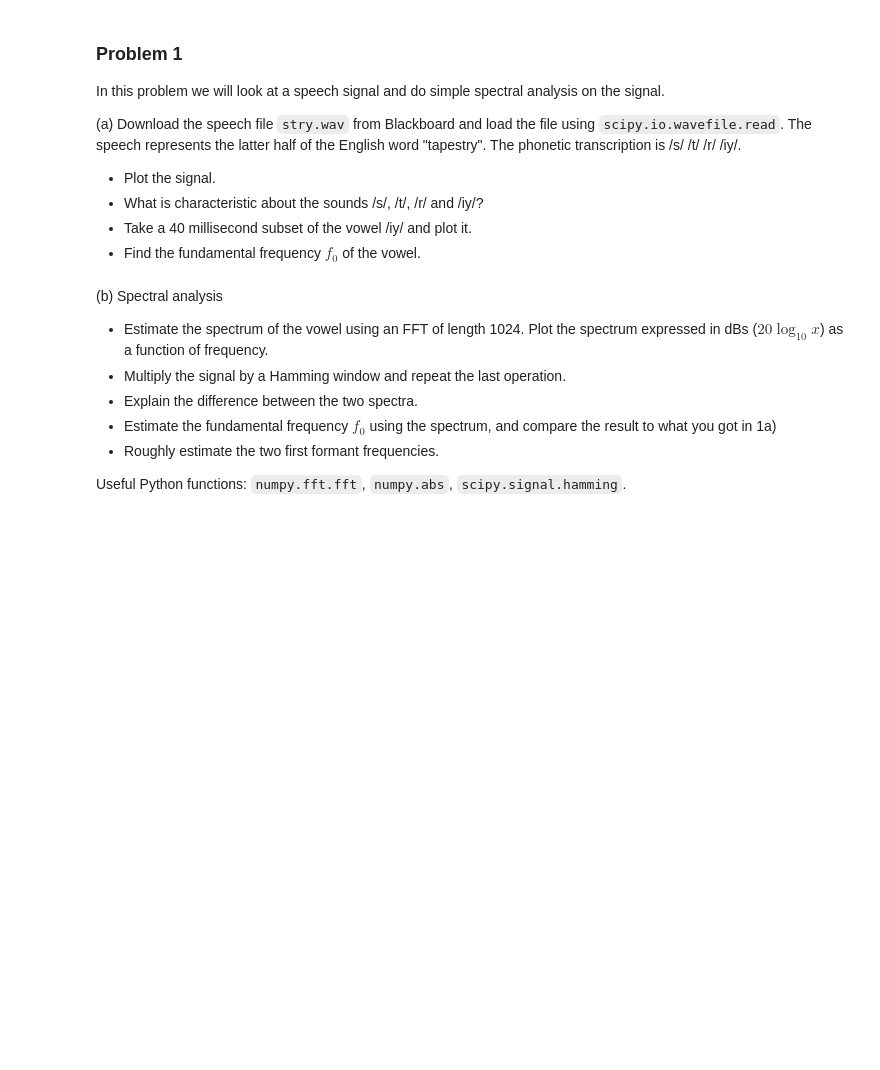
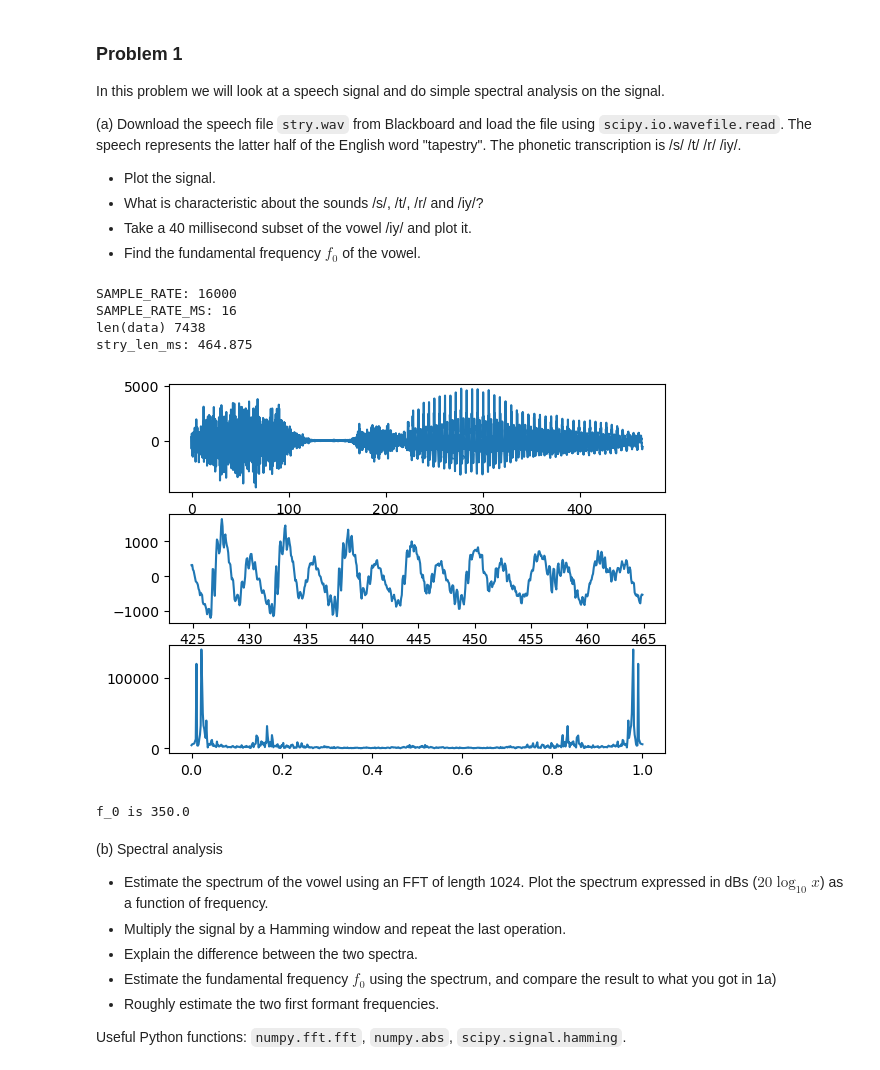
Before and after one commit to sigurdo/maskinlaring_for-signalbehandling, a Jupyter notebook: oving_1/TTT4185_assignment_1_2022-09-02.ipynb, the cells around one changed output. Cells and saved outputs as stored; diff of their text form; code cells hidden in the pictures; blank space fills up the shorter version.

```diff
--- a/oving_1/TTT4185_assignment_1_2022-09-02.ipynb
+++ b/oving_1/TTT4185_assignment_1_2022-09-02.ipynb
@@ -16,9 +16,49 @@ In this problem we will look at a speech signal and do simple spectral analysis
 - What is characteristic about the sounds /s/, /t/, /r/ and /iy/?
 - Take a 40 millisecond subset of the vowel /iy/ and plot it.
 - Find the fundamental frequency $f_0$ of the vowel.
-# %%
-import scipy.io.wavfile
-Fs, data = scipy.io.wavfile.read('stry.wav')
+# %%
+import numpy as np
+import scipy as sp
+import pandas as pd
+import matplotlib.pyplot as plt
+%matplotlib inline
+
+def plot_with_linspace(plt_object, data, start, end, **kwargs):
+    x_axis = np.linspace(start, end, len(data))
+    return plt_object.plot(x_axis, data, **kwargs)
+
+def db(whatever):
+    return 20 * np.log10(whatever)
+
+SAMPLE_RATE, data = sp.io.wavfile.read('stry.wav')
+
+SAMPLE_RATE_MS = SAMPLE_RATE // 1000
+
+print("SAMPLE_RATE:", SAMPLE_RATE)
+print("SAMPLE_RATE_MS:", SAMPLE_RATE_MS)
+print("len(data)", len(data))
+stry_len_ms = len(data) / SAMPLE_RATE_MS
+print("stry_len_ms:", stry_len_ms)
+# %% [output]
+SAMPLE_RATE: 16000
+SAMPLE_RATE_MS: 16
+len(data) 7438
+stry_len_ms: 464.875
+# %%
+fig, (plt1, plt2, plt3) = plt.subplots(3, 1)
+
+plot_with_linspace(plt1, data, 0, stry_len_ms)
+vowel = data[-40*SAMPLE_RATE_MS:]
+plot_with_linspace(plt2, vowel, stry_len_ms - 40, stry_len_ms)
+fft_abs = np.abs(np.fft.fft(vowel))
+plot_with_linspace(plt3, fft_abs, 0, 1)
+plt.show()
+argmax = np.argmax(fft_abs[0:len(fft_abs)//2])
+f_0 = argmax * SAMPLE_RATE_MS * 1000 / len(fft_abs)
+print(f"f_0 is {f_0}")
+# %% [output]
+[figure, added]
+f_0 is 350.0
 # %% [markdown]
 (b) Spectral analysis
 - Estimate the spectrum of the vowel using an FFT of length 1024. Plot the spectrum expressed in dBs ($20 \log_{10}{x}$) as a function of frequency.
```
Also changed, not shown: parts of 2 cells of this notebook.
